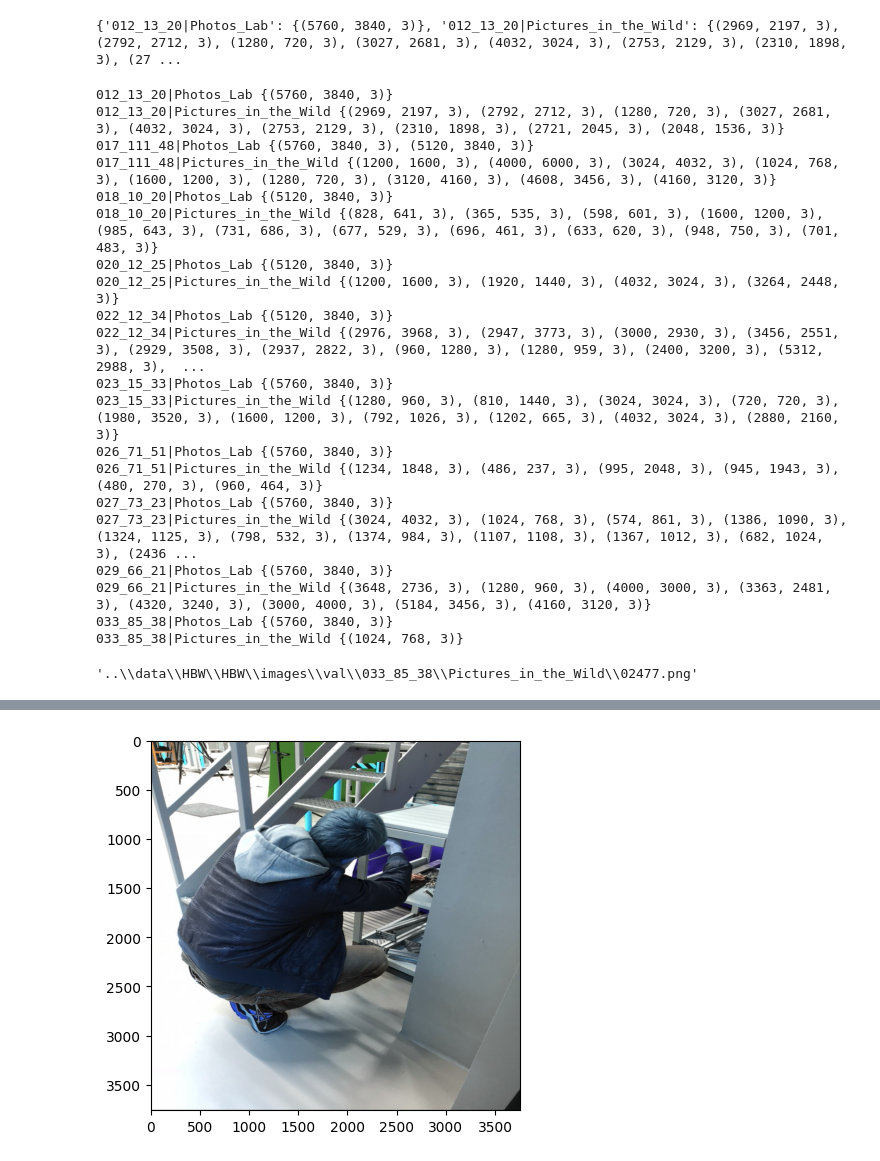
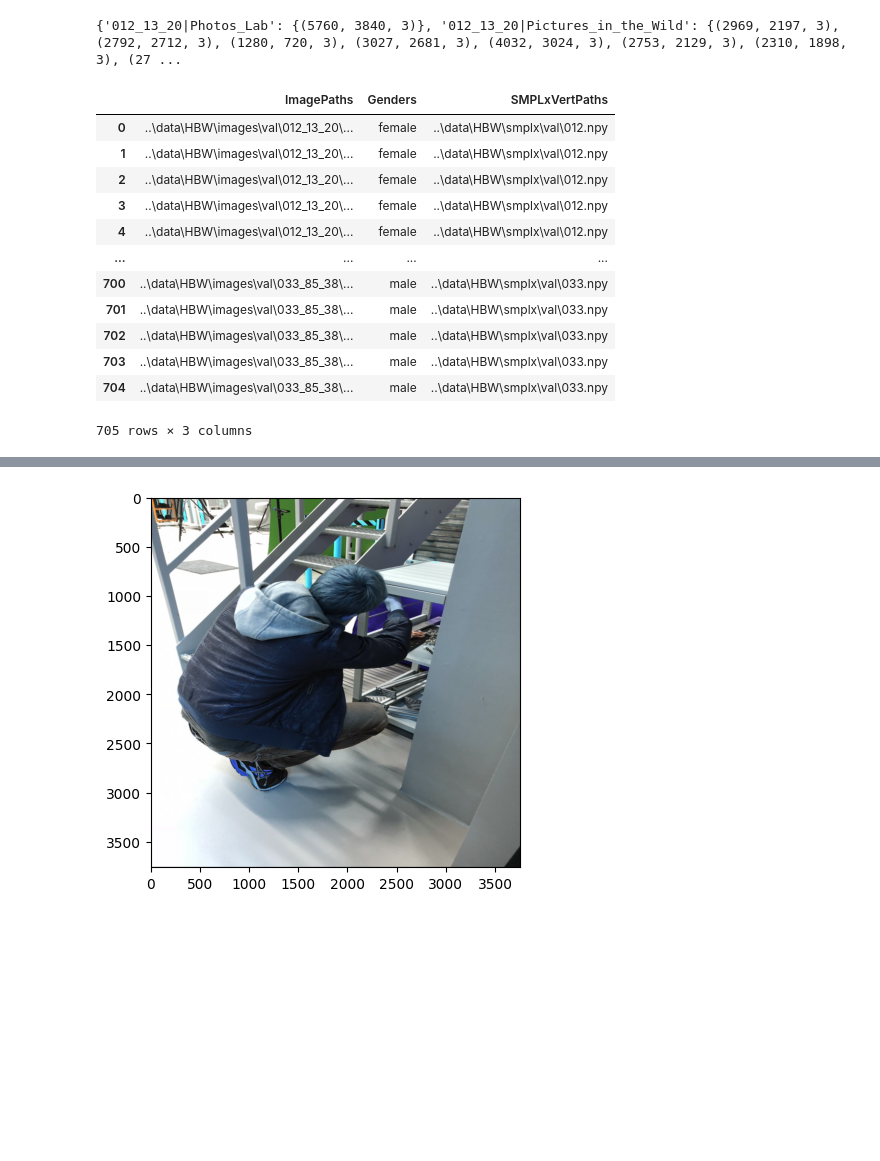
Before and after one commit to nikhil-chigali/Human_Body_Shape_Estimation, a Jupyter notebook: src/DataExploration.ipynb, the cells around one changed output, grey strips where cells are left out. Cells and saved outputs as stored; diff of their text form; code cells hidden in the pictures; blank space fills up the shorter version.

```diff
--- a/src/DataExploration.ipynb
+++ b/src/DataExploration.ipynb
@@ -10,5 +18,5 @@ import os
 # %%
-DATA_DIR = "..\\data\\HBW\\HBW\\images\\val\\"
+DATA_DIR = "..\\data\\HBW\\images\\val\\"
 
 subj_samples = os.listdir(DATA_DIR)
 subj_ids = []
@@ -46,11 +71,16 @@ Total subject pictures in the wild: 313
 - Be really careful of overfitting
 # %%
 img_sizes = {}
+img_paths = []
+count = 0
 for root, dirs, imgs in os.walk(DATA_DIR):
     if len(imgs) == 0:
         continue
     for img in imgs:
+        count +=1
         img_path = os.path.join(root, img)
+        root.split("\\")[-2:]
+
         key = "|".join(root.split("\\")[-2:])
 
         img = cv2.imread(img_path)
@@ -63,31 +93,45 @@ for root, dirs, imgs in os.walk(DATA_DIR):
 print(img_sizes)
 # %% [output]
 {'012_13_20|Photos_Lab': {(5760, 3840, 3)}, '012_13_20|Pictures_in_the_Wild': {(2969, 2197, 3), (2792, 2712, 3), (1280, 720, 3), (3027, 2681, 3), (4032, 3024, 3), (2753, 2129, 3), (2310, 1898, 3), (27 ...
-# %%
-for k,v in img_sizes.items():
-    print(k,v)
-# %% [output]
-012_13_20|Photos_Lab {(5760, 3840, 3)}
-012_13_20|Pictures_in_the_Wild {(2969, 2197, 3), (2792, 2712, 3), (1280, 720, 3), (3027, 2681, 3), (4032, 3024, 3), (2753, 2129, 3), (2310, 1898, 3), (2721, 2045, 3), (2048, 1536, 3)}
-017_111_48|Photos_Lab {(5760, 3840, 3), (5120, 3840, 3)}
-017_111_48|Pictures_in_the_Wild {(1200, 1600, 3), (4000, 6000, 3), (3024, 4032, 3), (1024, 768, 3), (1600, 1200, 3), (1280, 720, 3), (3120, 4160, 3), (4608, 3456, 3), (4160, 3120, 3)}
-018_10_20|Photos_Lab {(5120, 3840, 3)}
-018_10_20|Pictures_in_the_Wild {(828, 641, 3), (365, 535, 3), (598, 601, 3), (1600, 1200, 3), (985, 643, 3), (731, 686, 3), (677, 529, 3), (696, 461, 3), (633, 620, 3), (948, 750, 3), (701, 483, 3)}
-020_12_25|Photos_Lab {(5120, 3840, 3)}
-020_12_25|Pictures_in_the_Wild {(1200, 1600, 3), (1920, 1440, 3), (4032, 3024, 3), (3264, 2448, 3)}
-022_12_34|Photos_Lab {(5120, 3840, 3)}
-022_12_34|Pictures_in_the_Wild {(2976, 3968, 3), (2947, 3773, 3), (3000, 2930, 3), (3456, 2551, 3), (2929, 3508, 3), (2937, 2822, 3), (960, 1280, 3), (1280, 959, 3), (2400, 3200, 3), (5312, 2988, 3),  ...
-023_15_33|Photos_Lab {(5760, 3840, 3)}
-023_15_33|Pictures_in_the_Wild {(1280, 960, 3), (810, 1440, 3), (3024, 3024, 3), (720, 720, 3), (1980, 3520, 3), (1600, 1200, 3), (792, 1026, 3), (1202, 665, 3), (4032, 3024, 3), (2880, 2160, 3)}
-026_71_51|Photos_Lab {(5760, 3840, 3)}
-026_71_51|Pictures_in_the_Wild {(1234, 1848, 3), (486, 237, 3), (995, 2048, 3), (945, 1943, 3), (480, 270, 3), (960, 464, 3)}
-027_73_23|Photos_Lab {(5760, 3840, 3)}
-027_73_23|Pictures_in_the_Wild {(3024, 4032, 3), (1024, 768, 3), (574, 861, 3), (1386, 1090, 3), (1324, 1125, 3), (798, 532, 3), (1374, 984, 3), (1107, 1108, 3), (1367, 1012, 3), (682, 1024, 3), (2436 ...
-029_66_21|Photos_Lab {(5760, 3840, 3)}
-029_66_21|Pictures_in_the_Wild {(3648, 2736, 3), (1280, 960, 3), (4000, 3000, 3), (3363, 2481, 3), (4320, 3240, 3), (3000, 4000, 3), (5184, 3456, 3), (4160, 3120, 3)}
-033_85_38|Photos_Lab {(5760, 3840, 3)}
-033_85_38|Pictures_in_the_Wild {(1024, 768, 3)}
-# %%
-img_path
-# %% [output]
-'..\\data\\HBW\\HBW\\images\\val\\033_85_38\\Pictures_in_the_Wild\\02477.png'
+# %%
+import yaml
+
+with open(YAML_PATH, "r") as stream:
+    try:
+        genders_dict = yaml.safe_load(stream)
+    except yaml.YAMLError as exc:
+        print(exc)
+
+hbw_dict = {"ImagePaths": [],
+            "Genders": [],
+            "SMPLxVertPaths": []}
+
+for root, dirs, imgs in os.walk(IMAGES_DIR):
+    if len(imgs) == 0:
+        continue
+    for img in imgs:
+        img_path = os.path.join(root, img)
+        subj_id = root.split("\\")[-2].split("_")[0]
+        gender = genders_dict[subj_id]
+        smplx_vert_path = os.path.join(SMPLX_VERTICES_PATH, f'{subj_id}.npy')
+
+        hbw_dict["ImagePaths"].append(img_path)
+        hbw_dict["Genders"].append(gender)
+        hbw_dict["SMPLxVertPaths"].append(smplx_vert_path)
+# %%
+hbw_df = pd.DataFrame(hbw_dict)
+hbw_df
+# %% [output]
+|  | ImagePaths | Genders | SMPLxVertPaths |
+| 0 | ..\data\HBW\images\val\012_13_20\... | female | ..\data\HBW\smplx\val\012.npy |
+| 1 | ..\data\HBW\images\val\012_13_20\... | female | ..\data\HBW\smplx\val\012.npy |
+| 2 | ..\data\HBW\images\val\012_13_20\... | female | ..\data\HBW\smplx\val\012.npy |
+| 3 | ..\data\HBW\images\val\012_13_20\... | female | ..\data\HBW\smplx\val\012.npy |
+| 4 | ..\data\HBW\images\val\012_13_20\... | female | ..\data\HBW\smplx\val\012.npy |
+| ... | ... | ... | ... |
+| 700 | ..\data\HBW\images\val\033_85_38\... | male | ..\data\HBW\smplx\val\033.npy |
+| 701 | ..\data\HBW\images\val\033_85_38\... | male | ..\data\HBW\smplx\val\033.npy |
+| 702 | ..\data\HBW\images\val\033_85_38\... | male | ..\data\HBW\smplx\val\033.npy |
+| 703 | ..\data\HBW\images\val\033_85_38\... | male | ..\data\HBW\smplx\val\033.npy |
+| 704 | ..\data\HBW\images\val\033_85_38\... | male | ..\data\HBW\smplx\val\033.npy |
+705 rows × 3 columns
```
Also changed, not shown: parts of 31 cells of this notebook, 15 other files.
